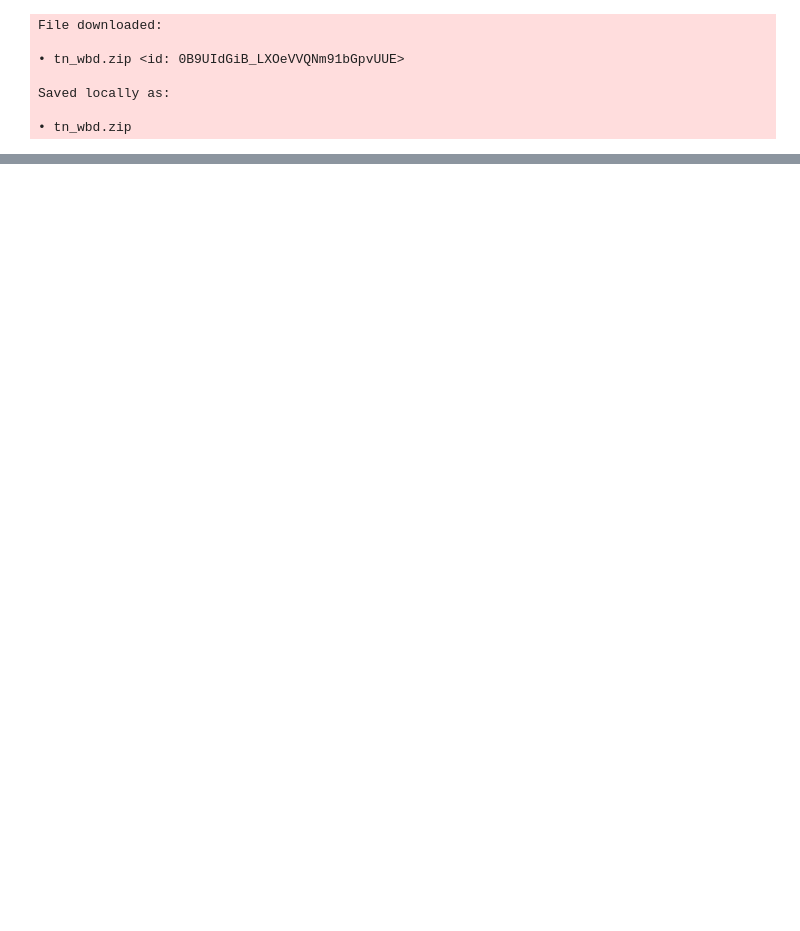
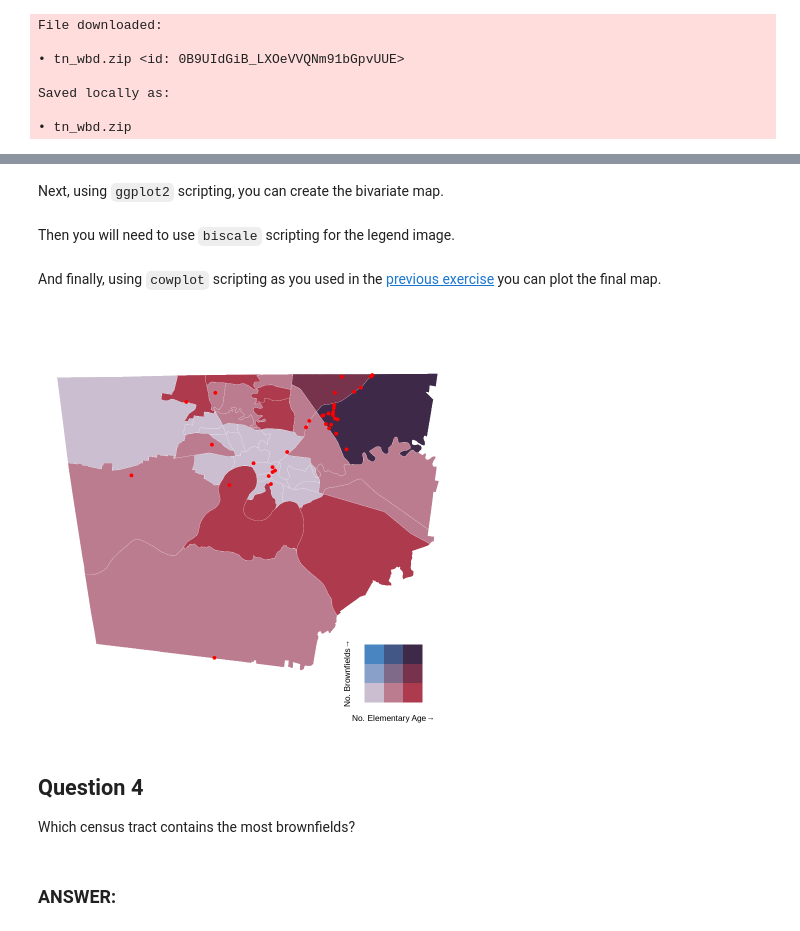
Before and after one commit to chrismgentry/GIS1-Exercise-5, a Jupyter notebook: GIS1_EX5.ipynb, the cells around one changed output, grey strips where cells are left out. Saved outputs shown, nothing was run; the diff lists cells and outputs as text; code cells hidden in the pictures; blank space fills up the shorter version.

```diff
--- a/GIS1_EX5.ipynb
+++ b/GIS1_EX5.ipynb
@@ -19,0 +450,3 @@ Saved locally as:
+# %%
+census_with_pop <- merge(x = census_tract_dataset, y = population, by.x = "NAME", by.y = "Tract", all = TRUE)
+str(census_with_pop)
@@ -19,0 +480,33 @@ Saved locally as:
+# %%
+bivariate_data <- bi_class(census_with_pop, x = age5_9yo, y = BF_Count, dim = 3, style = "jenks")
+# %% [markdown]
+Next, using `ggplot2` scripting, you can create the bivariate map.
+# %%
+bivariate_map <- ggplot() +
+  geom_sf(data = bivariate_data, mapping = aes(fill = bi_class), color = "white", size = 0.1, show.legend = FALSE) +
+  geom_point(data = brownfields_dataset, aes(x=long, y=lat), color = "red") +
+  bi_scale_fill(pal = "DkViolet", dim = 3) +
+  theme_void()
+# %% [markdown]
+Then you will need to use `biscale` scripting for the legend image.
+# %%
+legend <- bi_legend(pal = "DkViolet",
+                    dim = 3,
+                    xlab = "No. Elementary Age",
+                    ylab = "No. Brownfields",
+                    size = 10)
+# %% [markdown]
+And finally, using `cowplot` scripting as you used in the [previous exercise](https://chrismgentry.github.io/GIS1-Exercise-4/#13_Step_Three:_The_Visualization) you can plot the final map.
+# %%
+final_map <- ggdraw() +
+  draw_plot(bivariate_map, 0, 0, 1, 1) +
+  draw_plot(legend, 0.7, 0, 0.25, 0.25)
+final_map
+# %% [output]
+[figure, added]
+# %% [markdown]
+## **Question 4**
+
+Which census tract contains the most brownfields?
+# %% [markdown]
+### **ANSWER**:
```
Also changed, not shown: parts of 74 cells of this notebook.
